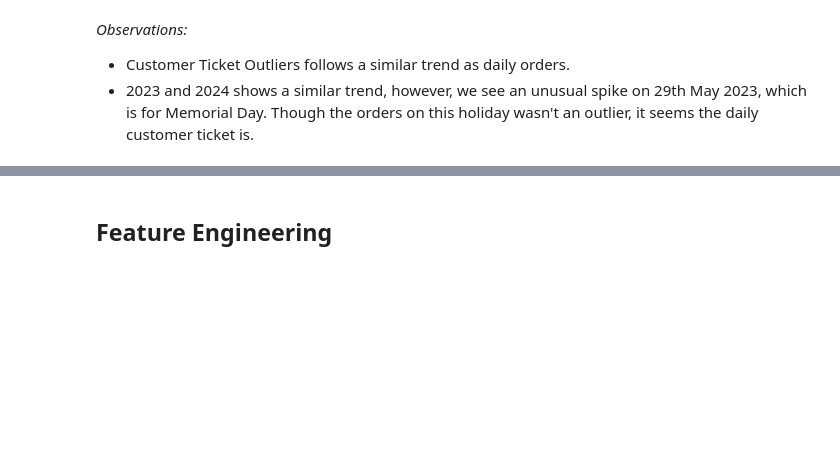
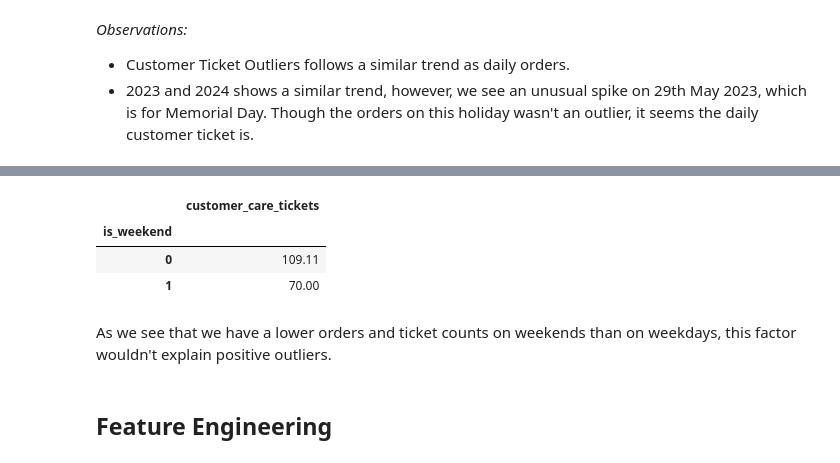
Before and after one commit to traha-89/ecommerce_demand_forecasting, a Jupyter notebook: notebooks/demand_forecasting_analysis.ipynb, the cells around one changed output, grey strips where cells are left out. Drawn from its saved outputs; the diff is of its cells as text; code cells hidden in the pictures; blank space fills up the shorter version.

```diff
--- a/notebooks/demand_forecasting_analysis.ipynb
+++ b/notebooks/demand_forecasting_analysis.ipynb
@@ -496,3 +508,13 @@ plt.show()
+# %%
+# Calculate mean daily customer tickets for weekdays vs. weekends
+df_iqr.groupby(['is_weekend'])[['customer_care_tickets']].mean().round(2)
+# %% [output]
+|  | customer_care_tickets |
+| is_weekend |  |
+| 0 | 109.11 |
+| 1 | 70.00 |
+# %% [markdown]
+As we see that we have a lower orders and ticket counts on weekends than on weekdays, this factor wouldn't explain positive outliers.
 # %% [markdown]
 ## Feature Engineering
 # %% [markdown]
```
Also changed, not shown: parts of 3 cells of this notebook.
